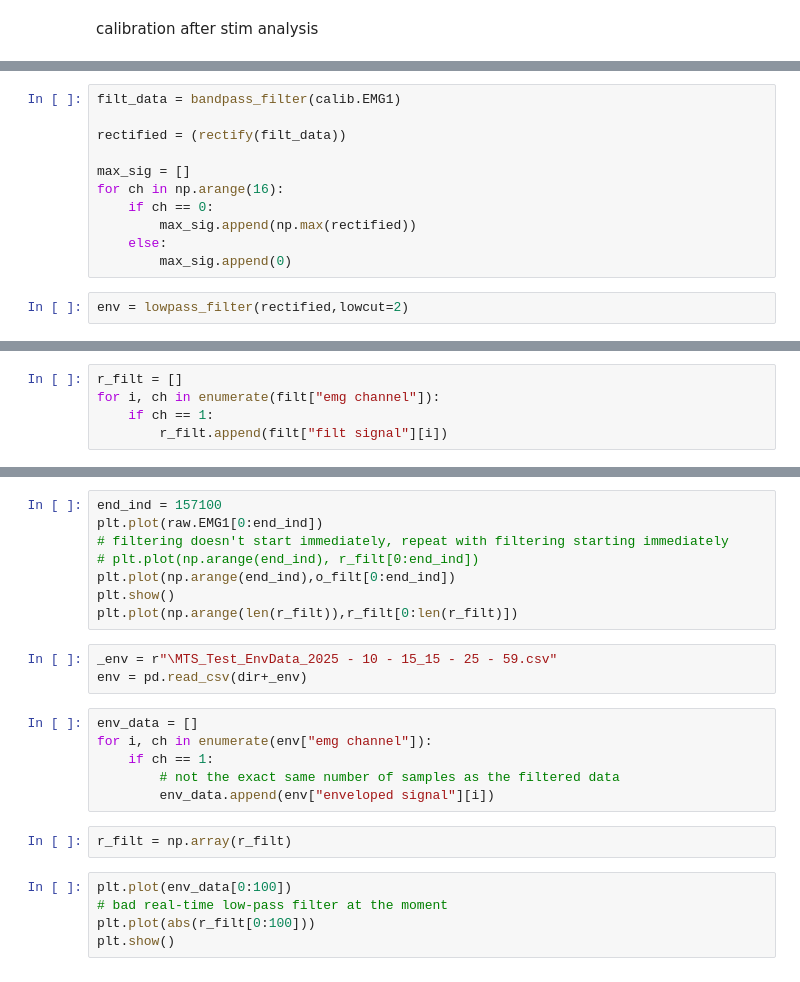
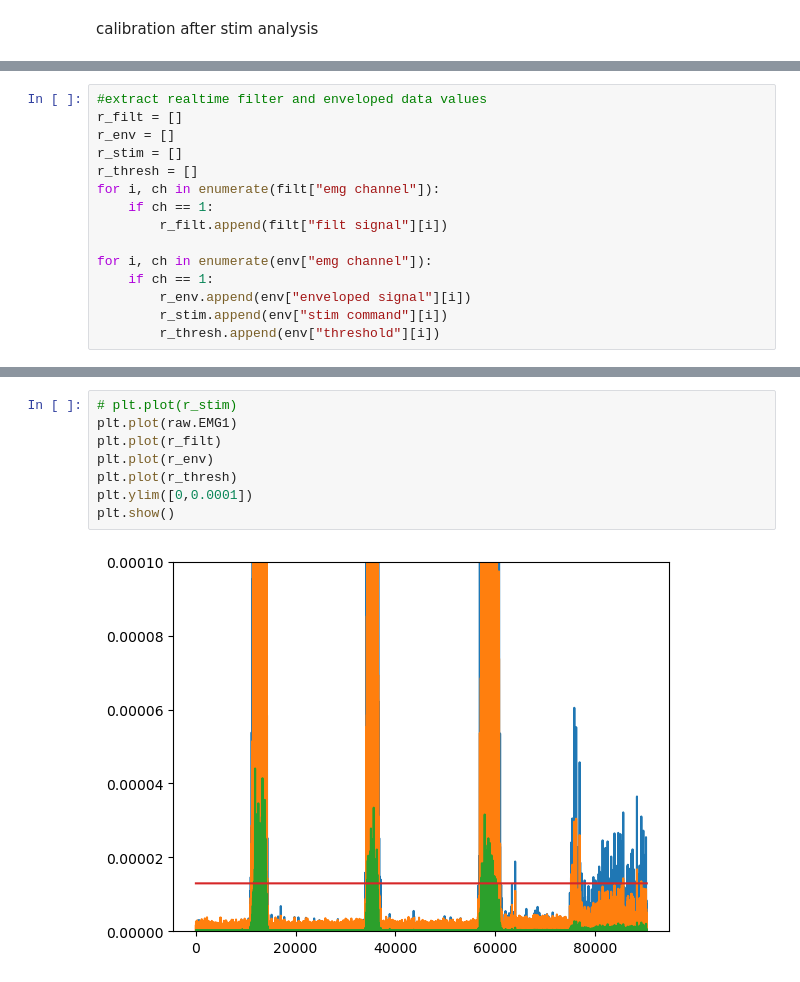
Before and after one commit to uw-herron-lab/OMNI-BIC-DEVELOPMENT, a Jupyter notebook: calibration_processing/signal_analysis.ipynb, the cells around one changed output, grey strips where cells are left out. Cells and saved outputs as stored; diff of their text form.

```diff
--- a/calibration_processing/signal_analysis.ipynb
+++ b/calibration_processing/signal_analysis.ipynb
@@ -69,15 +69,2 @@ calib = pd.read_csv(dir + _calib)
 raw = pd.read_csv(dir + _raw)
 filt = pd.read_csv(dir + _filt)
-# %%
-filt_data = bandpass_filter(calib.EMG1)
-
-rectified = (rectify(filt_data))
-
-max_sig = []
-for ch in np.arange(16):
-    if ch == 0:
-        max_sig.append(np.max(rectified))
-    else:
-        max_sig.append(0)
-# %%
-env = lowpass_filter(rectified,lowcut=2)
@@ -91,5 +71,15 @@ plt.show()
 # %%
+#extract realtime filter and enveloped data values
 r_filt = []
+r_env = []
+r_stim = []
+r_thresh = []
 for i, ch in enumerate(filt["emg channel"]):
     if ch == 1:
         r_filt.append(filt["filt signal"][i])
+
+for i, ch in enumerate(env["emg channel"]):
+    if ch == 1:
+        r_env.append(env["enveloped signal"][i])
+        r_stim.append(env["stim command"][i])
+        r_thresh.append(env["threshold"][i])
@@ -105,24 +86,10 @@ plt.show()
-# %%
-end_ind = 157100
-plt.plot(raw.EMG1[0:end_ind])
-# filtering doesn't start immediately, repeat with filtering starting immediately
-# plt.plot(np.arange(end_ind), r_filt[0:end_ind])
-plt.plot(np.arange(end_ind),o_filt[0:end_ind])
-plt.show()
-plt.plot(np.arange(len(r_filt)),r_filt[0:len(r_filt)])
-# %%
-_env = r"\MTS_Test_EnvData_2025 - 10 - 15_15 - 25 - 59.csv"
-env = pd.read_csv(dir+_env)
-# %%
-env_data = []
-for i, ch in enumerate(env["emg channel"]):
-    if ch == 1:
-        # not the exact same number of samples as the filtered data
-        env_data.append(env["enveloped signal"][i])
-# %%
-r_filt = np.array(r_filt)
-# %%
-plt.plot(env_data[0:100])
-# bad real-time low-pass filter at the moment
-plt.plot(abs(r_filt[0:100]))
-plt.show()
+# %%
+# plt.plot(r_stim)
+plt.plot(raw.EMG1)
+plt.plot(r_filt)
+plt.plot(r_env)
+plt.plot(r_thresh)
+plt.ylim([0,0.0001])
+plt.show()
+# %% [output]
+[figure, added]
```
Also changed, not shown: parts of 16 cells of this notebook, 1 other file.
